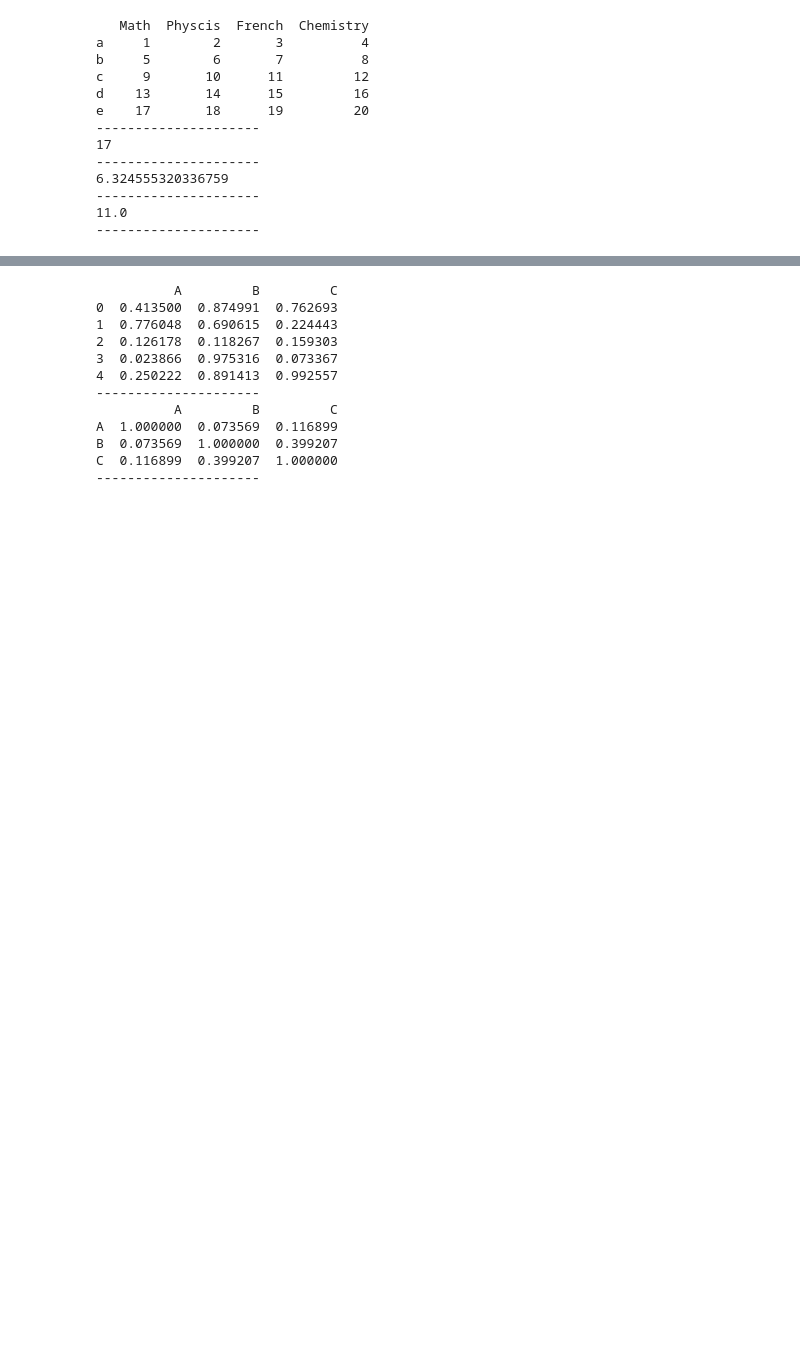
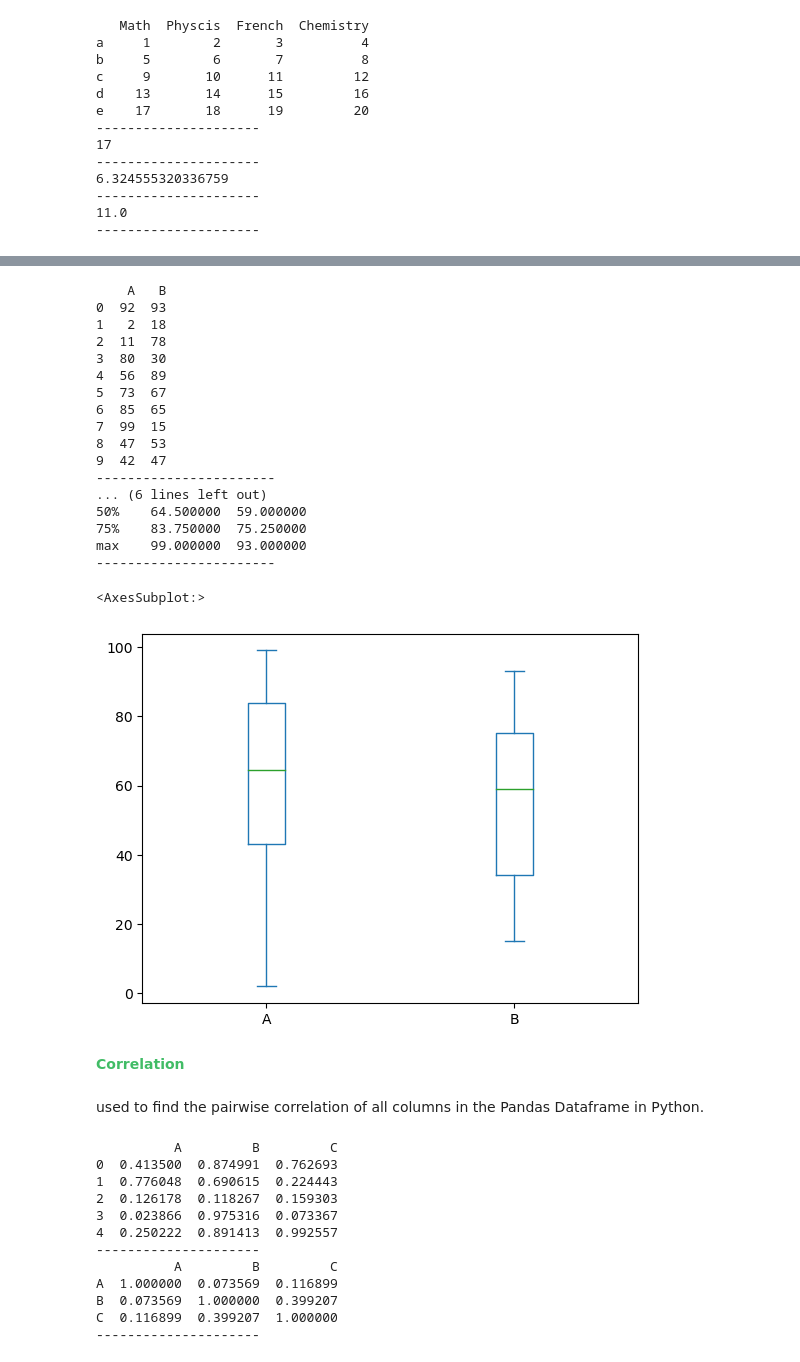
Before and after one commit to m7moudGadallah/Data-Science, a Jupyter notebook: Python/JupyterNotes/pandasNotes.ipynb, the cells around one changed output, grey strips where cells are left out. Cells and saved outputs as stored; diff of their text form; code cells hidden in the pictures; blank space fills up the shorter version.

Commit message:
add dataFrames

```diff
--- a/Python/JupyterNotes/pandasNotes.ipynb
+++ b/Python/JupyterNotes/pandasNotes.ipynb
@@ -758,3 +808,40 @@ e    17       18      19         20
+# %%
+import numpy as np
+import pandas as pd
+
+data = np.random.randint(1, 100, size=20).reshape(10, 2)
+
+df = pd.DataFrame(data, columns=['A', 'B'])
+
+print(df)
+print('-----------------------')
+print(df.describe())
+print('-----------------------')
+df.plot(kind='box')
+# %% [output]
+    A   B
+0  92  93
+1   2  18
+2  11  78
+3  80  30
+4  56  89
+5  73  67
+6  85  65
+7  99  15
+8  47  53
+9  42  47
+-----------------------
+... (6 lines left out)
+50%    64.500000  59.000000
+75%    83.750000  75.250000
+max    99.000000  93.000000
+-----------------------
+<AxesSubplot:>
+[figure, added]
+# %% [markdown]
+<span style="color:#41bc66">**Correlation**</span>
+# %% [markdown]
+used to find the pairwise correlation of all columns in the Pandas Dataframe in Python.
 # %%
 import numpy as np
 import pandas as pd
```
Also changed, not shown: parts of 50 cells of this notebook, 1 other file.
